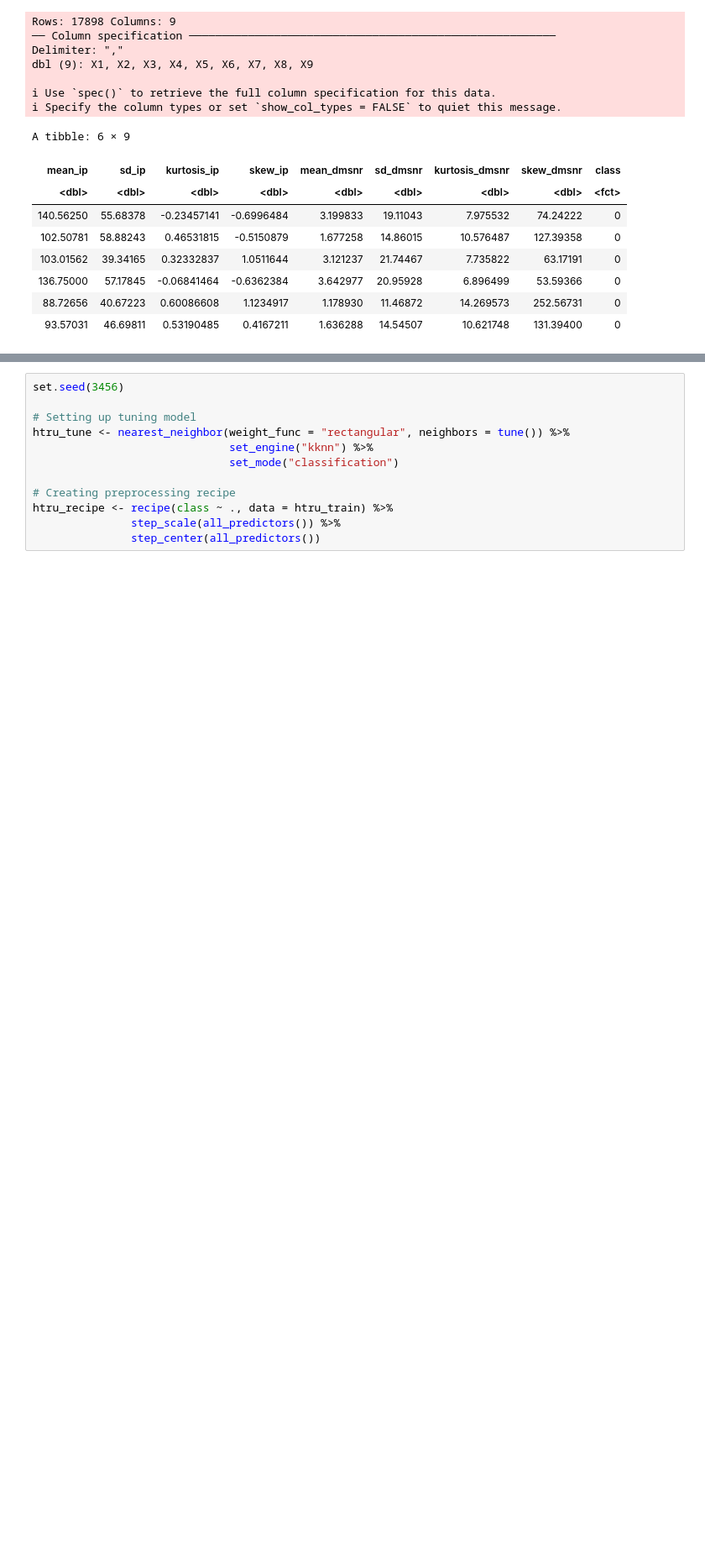
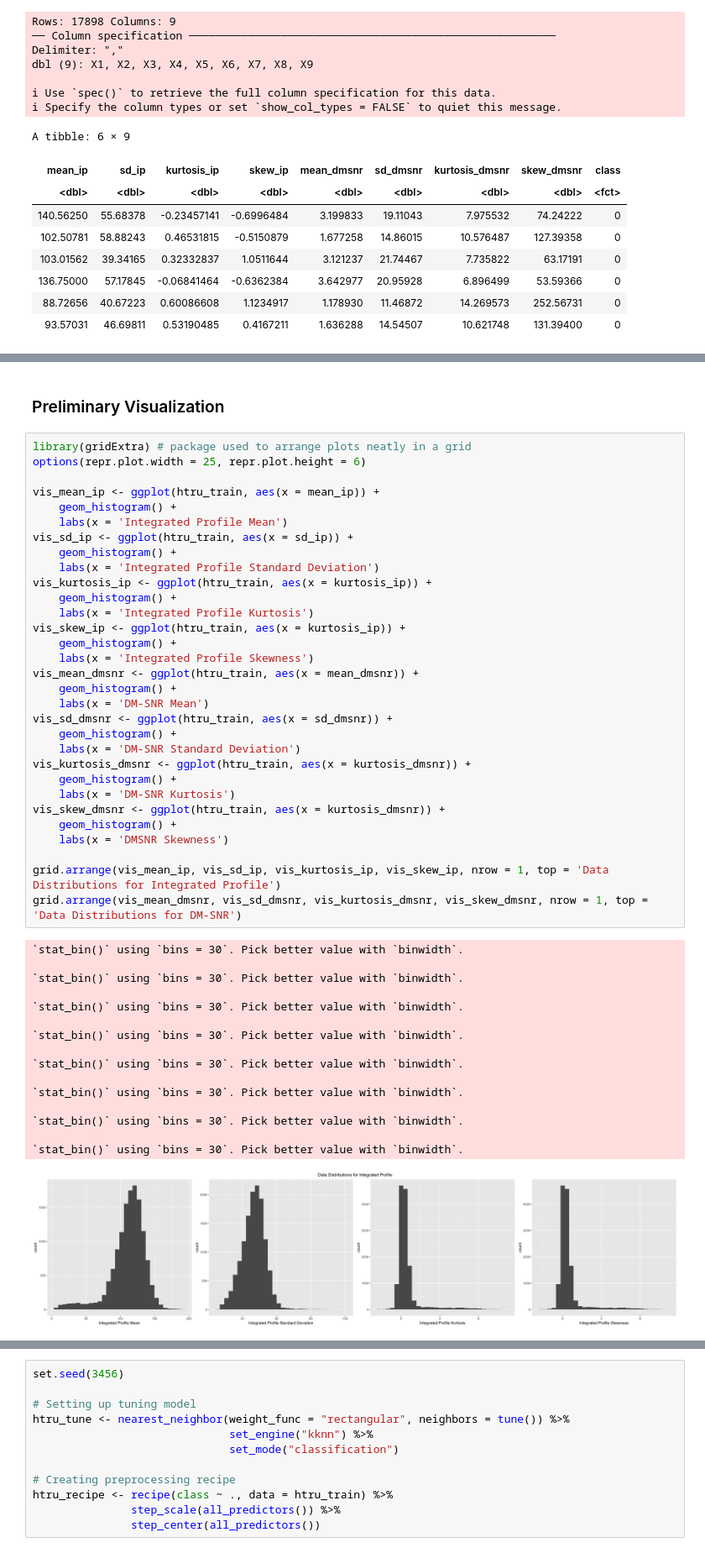
Before and after one commit to iaujla01/DSCI100Project, a Jupyter notebook: project_main.ipynb, the cells around one changed output, grey strips where cells are left out. Shown: that part at 84% size. Saved outputs shown, nothing was run; the diff lists cells and outputs as text; blank space fills up the shorter version.

```diff
--- a/project_main.ipynb
+++ b/project_main.ipynb
@@ -95,0 +175,50 @@ $ class          <fct> 0, 0, 0, 0, 0, 1, 0, 0, 0, 0, 0, 0, 0, 0, 0, 0, 0, 0, 0
+# %% [markdown]
+### Preliminary Visualization
+# %%
+library(gridExtra) # package used to arrange plots neatly in a grid
+options(repr.plot.width = 25, repr.plot.height = 6)
+
+vis_mean_ip <- ggplot(htru_train, aes(x = mean_ip)) +
+    geom_histogram() +
+    labs(x = 'Integrated Profile Mean')
+vis_sd_ip <- ggplot(htru_train, aes(x = sd_ip)) +
+    geom_histogram() +
+    labs(x = 'Integrated Profile Standard Deviation')
+vis_kurtosis_ip <- ggplot(htru_train, aes(x = kurtosis_ip)) +
+    geom_histogram() +
+    labs(x = 'Integrated Profile Kurtosis')
+vis_skew_ip <- ggplot(htru_train, aes(x = kurtosis_ip)) +
+    geom_histogram() +
+    labs(x = 'Integrated Profile Skewness')
+vis_mean_dmsnr <- ggplot(htru_train, aes(x = mean_dmsnr)) +
+    geom_histogram() +
+    labs(x = 'DM-SNR Mean')
+vis_sd_dmsnr <- ggplot(htru_train, aes(x = sd_dmsnr)) +
+    geom_histogram() +
+    labs(x = 'DM-SNR Standard Deviation')
+vis_kurtosis_dmsnr <- ggplot(htru_train, aes(x = kurtosis_dmsnr)) +
+    geom_histogram() +
+    labs(x = 'DM-SNR Kurtosis')
+vis_skew_dmsnr <- ggplot(htru_train, aes(x = kurtosis_dmsnr)) +
+    geom_histogram() +
+    labs(x = 'DMSNR Skewness')
+
+grid.arrange(vis_mean_ip, vis_sd_ip, vis_kurtosis_ip, vis_skew_ip, nrow = 1, top = 'Data Distributions for Integrated Profile')
+grid.arrange(vis_mean_dmsnr, vis_sd_dmsnr, vis_kurtosis_dmsnr, vis_skew_dmsnr, nrow = 1, top = 'Data Distributions for DM-SNR')
+# %% [output]
+`stat_bin()` using `bins = 30`. Pick better value with `binwidth`.
+
+`stat_bin()` using `bins = 30`. Pick better value with `binwidth`.
+
+`stat_bin()` using `bins = 30`. Pick better value with `binwidth`.
+
+`stat_bin()` using `bins = 30`. Pick better value with `binwidth`.
+
+`stat_bin()` using `bins = 30`. Pick better value with `binwidth`.
+
+`stat_bin()` using `bins = 30`. Pick better value with `binwidth`.
+
+`stat_bin()` using `bins = 30`. Pick better value with `binwidth`.
+
+`stat_bin()` using `bins = 30`. Pick better value with `binwidth`.
+[figure, added]
```
Also changed, not shown: parts of 11 cells of this notebook.
